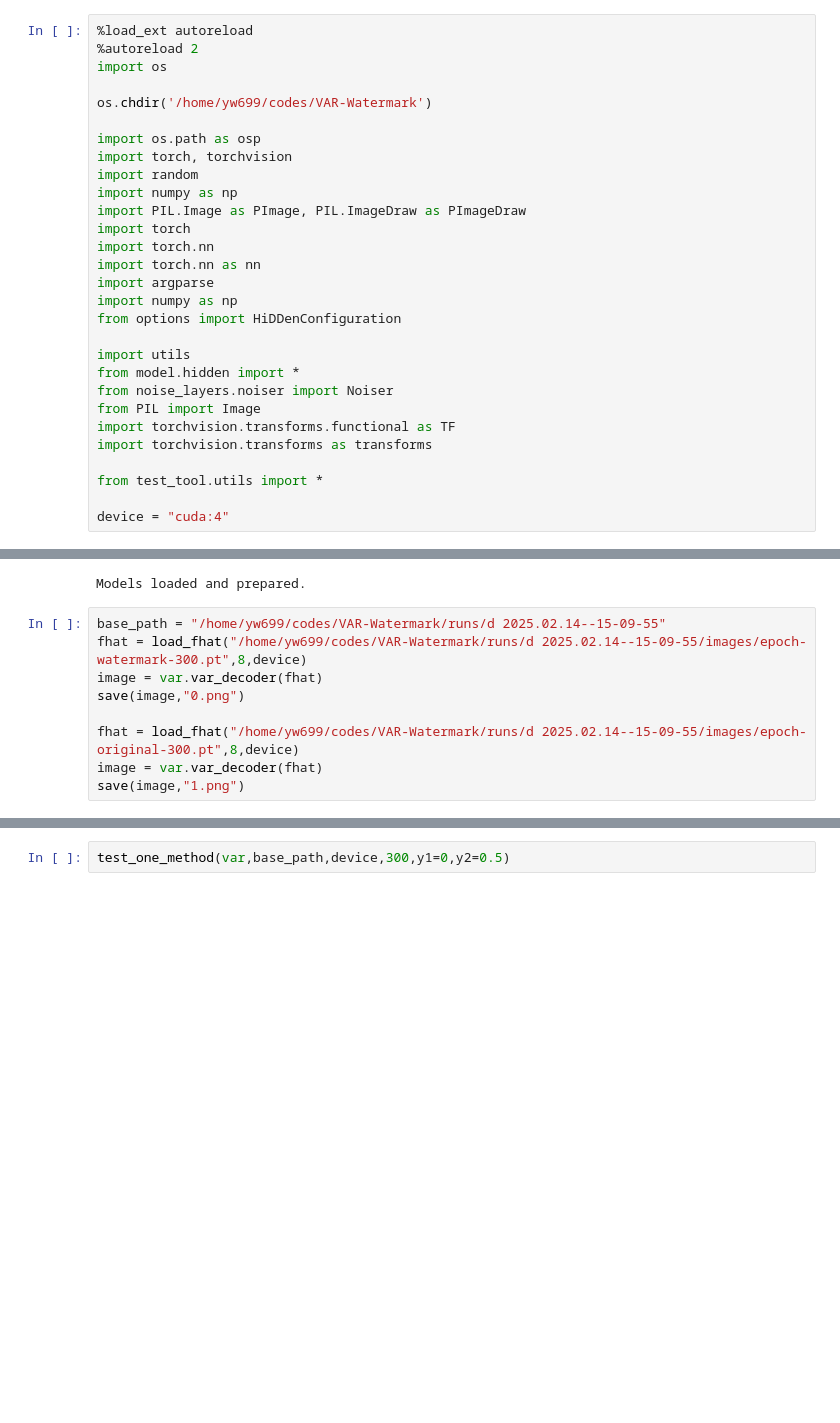
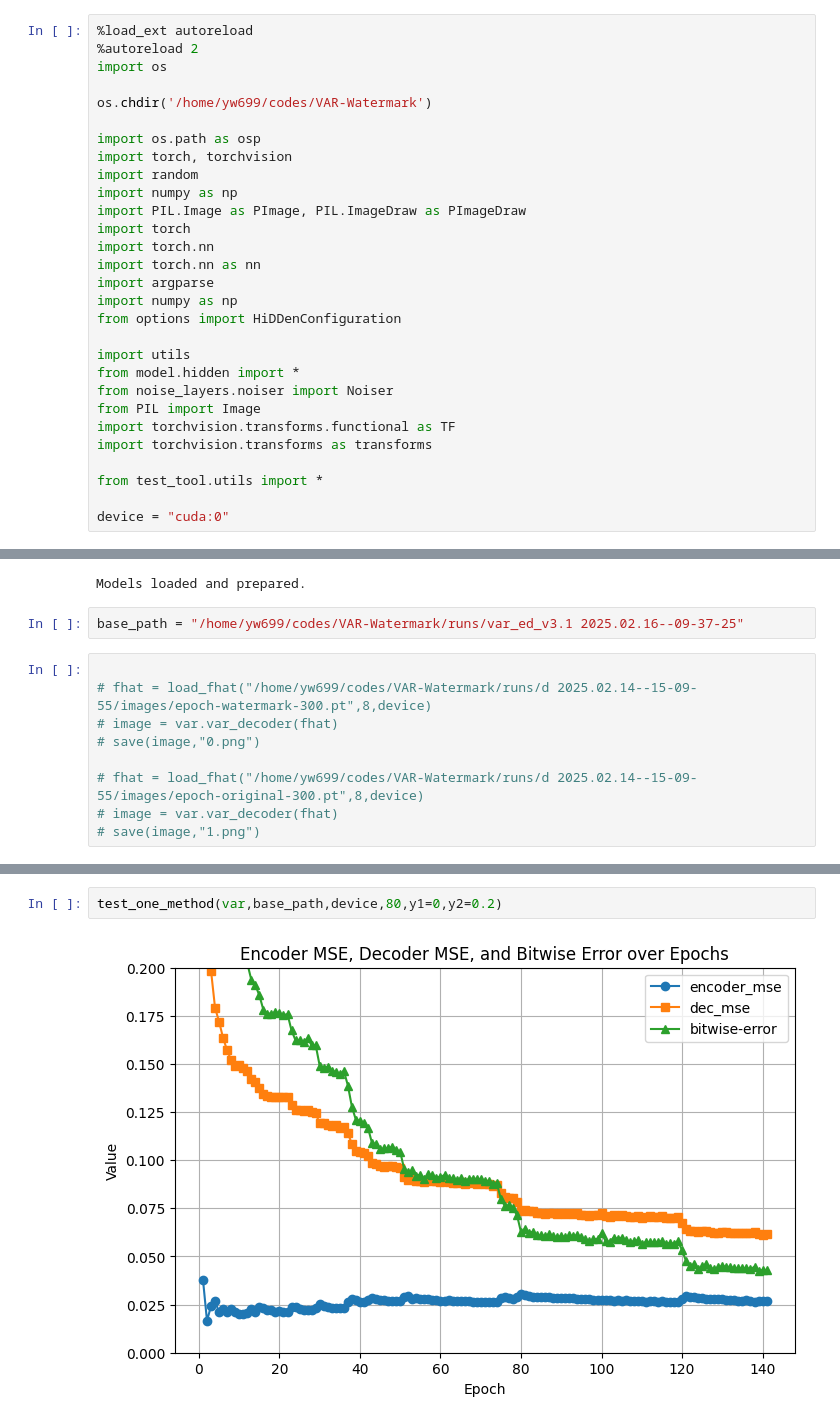
Before and after one commit to Cookieser/VAR-Watermark, a Jupyter notebook: test_tool/sample_test.ipynb, the cells around one changed output, grey strips where cells are left out. Cells and saved outputs as stored; diff of their text form; blank space fills up the shorter version.

```diff
--- a/test_tool/sample_test.ipynb
+++ b/test_tool/sample_test.ipynb
@@ -26,7 +26,7 @@ import torchvision.transforms as transforms
 
 from test_tool.utils import *
 
-device = "cuda:4"
+device = "cuda:0"
 # %%
 from VAR_model.var_use import VarTool
 var = VarTool(device = device)
@@ -39,12 +39,14 @@ var = VarTool(device = device)
 
 [init_weights] VAR with init_std=0.0147314
 Models loaded and prepared.
+# %%
+base_path = "/home/yw699/codes/VAR-Watermark/runs/var_ed_v3.1 2025.02.16--09-37-25"
 # %%
-base_path = "/home/yw699/codes/VAR-Watermark/runs/d 2025.02.14--15-09-55"
-fhat = load_fhat("/home/yw699/codes/VAR-Watermark/runs/d 2025.02.14--15-09-55/images/epoch-watermark-300.pt",8,device)
-image = var.var_decoder(fhat)
-save(image,"0.png")
 
-fhat = load_fhat("/home/yw699/codes/VAR-Watermark/runs/d 2025.02.14--15-09-55/images/epoch-original-300.pt",8,device)
-image = var.var_decoder(fhat)
-save(image,"1.png")
+# fhat = load_fhat("/home/yw699/codes/VAR-Watermark/runs/d 2025.02.14--15-09-55/images/epoch-watermark-300.pt",8,device)
+# image = var.var_decoder(fhat)
+# save(image,"0.png")
+
+# fhat = load_fhat("/home/yw699/codes/VAR-Watermark/runs/d 2025.02.14--15-09-55/images/epoch-original-300.pt",8,device)
+# image = var.var_decoder(fhat)
+# save(image,"1.png")
@@ -58,2 +53,4 @@ Image(torch.Size([8, 3, 256, 256])) saved to 1.png
 # %%
-test_one_method(var,base_path,device,300,y1=0,y2=0.5)
+test_one_method(var,base_path,device,80,y1=0,y2=0.2)
+# %% [output]
+[figure, added]
```
Also changed, not shown: parts of 2 cells of this notebook, 11 other files.
